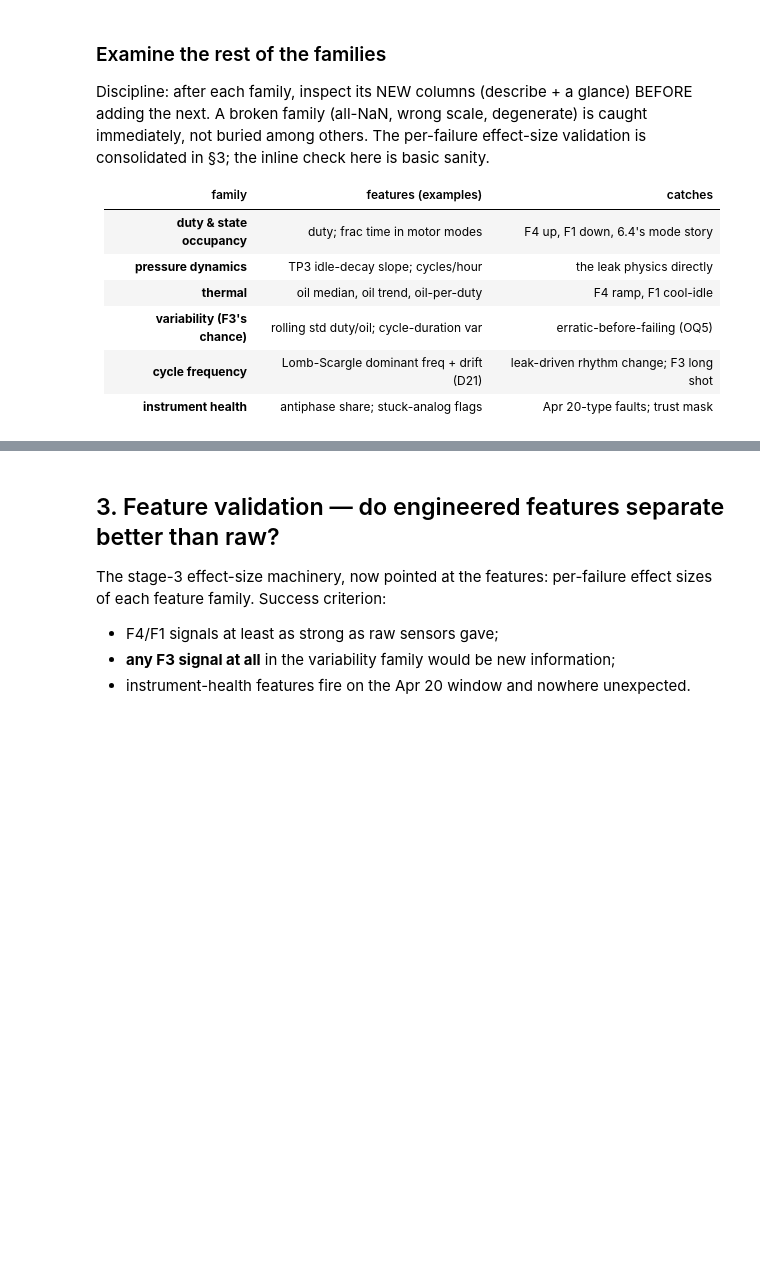
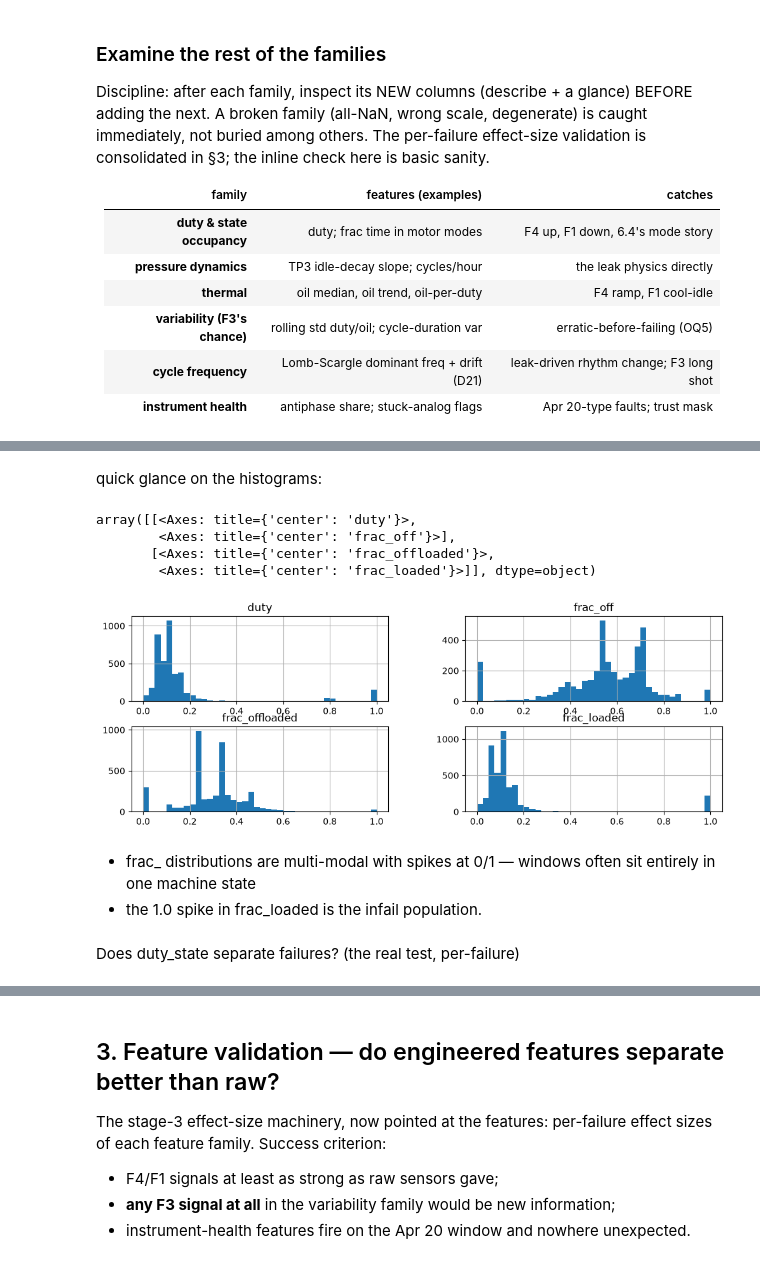
Before and after one commit to Rom5Leo/FAHM_Project, a Jupyter notebook: notebooks/04_feature_engineering.ipynb, the cells around one changed output, grey strips where cells are left out. Drawn from its saved outputs; the diff is of its cells as text; code cells hidden in the pictures; blank space fills up the shorter version.

```diff
--- a/notebooks/04_feature_engineering.ipynb
+++ b/notebooks/04_feature_engineering.ipynb
@@ -228,8 +229,6 @@ print(f"spread: {by_dow_healthy.max() - by_dow_healthy.min():.3f}")
   (~0.13–0.19). Too small to justify calendar features (failure signals are
   10-40x larger), but noted as a residual baseline a duty anomaly score could
   in principle correct for. calendar_features stays DROPPED.
-# %%
-df = df.drop(columns=["hour", "dow"], errors="ignore")
 # %% [markdown]
 ### Examine the rest of the families
 Discipline: after each family, inspect its NEW columns (describe + a glance)
@@ -267,0 +279,15 @@ display(f_variability.describe())          # sanity: scale sane? any all-NaN col
+# %% [markdown]
+quick glance on the histograms:
+# %%
+f_duty_state.hist(bins=40, figsize=(12,4))
+# %% [output]
+array([[<Axes: title={'center': 'duty'}>,
+        <Axes: title={'center': 'frac_off'}>],
+       [<Axes: title={'center': 'frac_offloaded'}>,
+        <Axes: title={'center': 'frac_loaded'}>]], dtype=object)
+[figure, added]
+# %% [markdown]
+- frac_ distributions are multi-modal with spikes at 0/1 — windows often sit entirely in one machine state
+- the 1.0 spike in frac_loaded is the infail population.
+# %% [markdown]
+Does duty_state separate failures? (the real test, per-failure)
```
Also changed, not shown: parts of 48 cells of this notebook, 2 other files.
